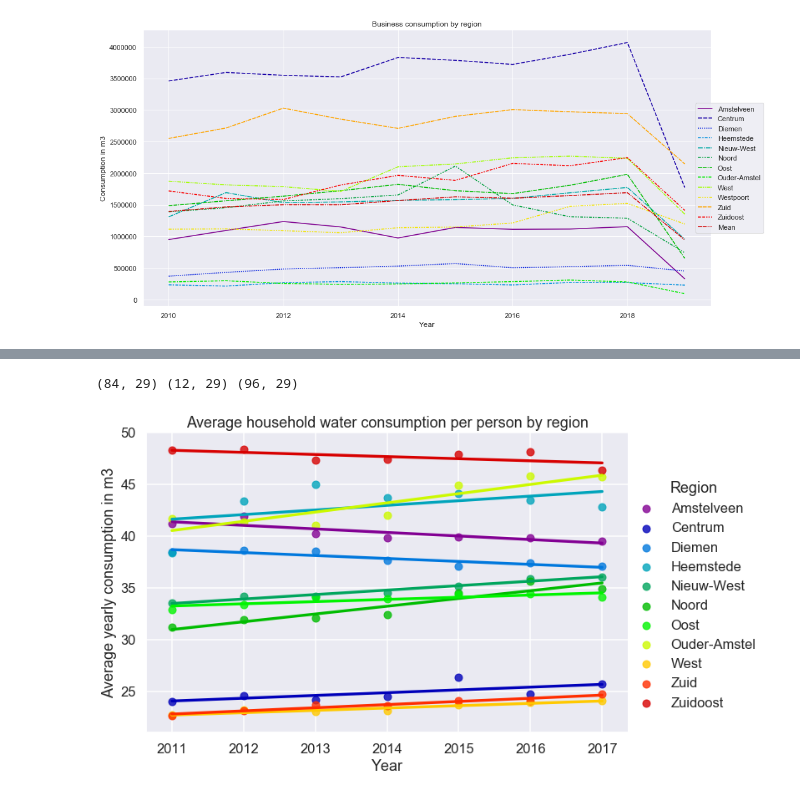
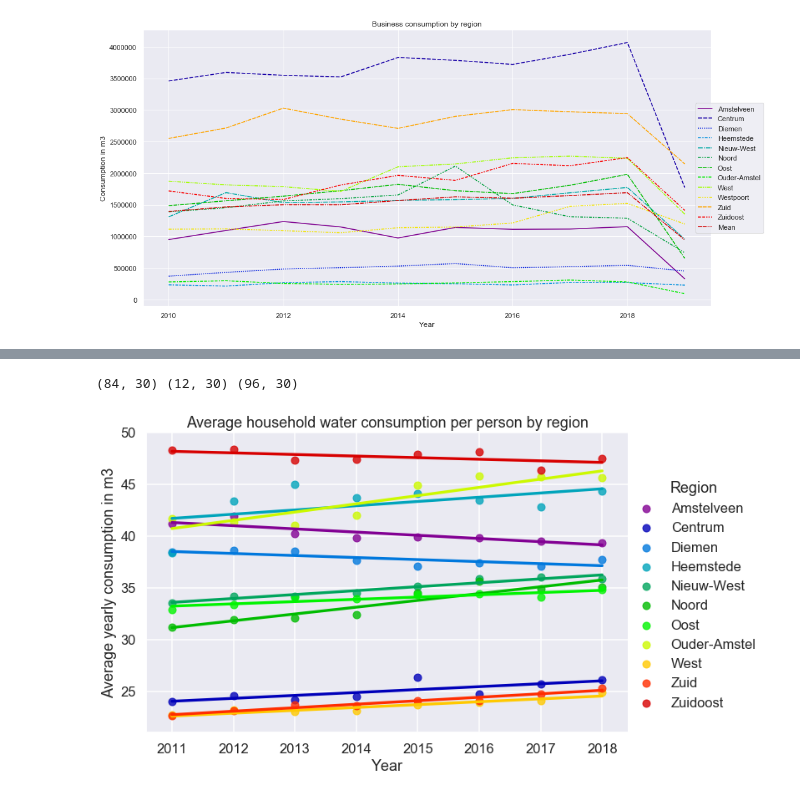
Before and after one commit to benplatten/UvA_DSP_Waternet, a Jupyter notebook: modelling/final_REWB_model.ipynb, the cells around one changed output, grey strips where cells are left out. Saved outputs shown, nothing was run; the diff lists cells and outputs as text; code cells hidden in the pictures.

```diff
--- a/modelling/final_REWB_model.ipynb
+++ b/modelling/final_REWB_model.ipynb
@@ -322,8 +330,12 @@ df_input = pd.read_csv('data/scenario_0.csv', sep=',', decimal='.')
 df_input = df_input.loc[df_input.REGION != 'Muiden']
 # Including full dataset, up to 2026
 df_input = df_input.loc[df_input.YEAR.between(2011, 2026)]
-# Creating time dummies
-#df_input['year'] = pd.Categorical(df_input.YEAR)
+# Adding time dummies
+df_input['time'] = df_input.YEAR#pd.Categorical(df_input.YEAR)
+#df_input['entity'] = pd.Categorical(df_input.REGION)
+# Adding population multiplier to adjust for more people working from home
+df_input.loc[df_input.YEAR == 2020, 'POPULATION'] *= 1.02
+df_input.loc[df_input.YEAR == 2020, 'PLACES_TO_EAT'] *= 1.3
 # Setting multi-index
 df_input = df_input.set_index(['REGION', 'YEAR'])
 df_input
@@ -337,24 +362,24 @@ fcst = df_input.loc(axis=0)[(slice(None), slice(2011,2018))]
 extrap = df_input.loc(axis=0)[(slice(None), slice(2019, 2026))]
 print(train.shape, test.shape, extrap.shape)
 # %% [output]
-(84, 29) (12, 29) (96, 29)
+(84, 30) (12, 30) (96, 30)
 # %%
-df_consumption = train.reset_index().merge(df_target_HB, how='left', on=['YEAR', 'REGION'])\
+df_consumption = train.append(test).reset_index().merge(df_target_HB, how='left', on=['YEAR', 'REGION'])\
     [['REGION', 'YEAR', 'POPULATION', 'AVG_DAY']]
 # add calculated column with consumption per person
 df_consumption['CONSUMPTION_PP'] = df_consumption['AVG_DAY'] / df_consumption['POPULATION']
 
 sns.set_context('talk', rc={'font_scale':1.2})#, 'axes.titlesize':18, 'axes.labelsize':18})
 
 # Plotting consumption per person for each region
 g = sns.lmplot(x='YEAR', y='CONSUMPTION_PP', hue='REGION',\
     data=df_consumption.loc[df_consumption.REGION != 'Westpoort'],\
         palette='nipy_spectral', height=6, aspect=1.50, ci=None)
 
 g.set(xlabel='Year', ylabel='Average yearly consumption in m3',\
     title='Average household water consumption per person by region')
 g.legend.set_title('Region')
 
 plt.show()
 # %% [output]
-[figure, old version]
+[figure, new version]
```
Also changed, not shown: parts of 59 cells of this notebook.
